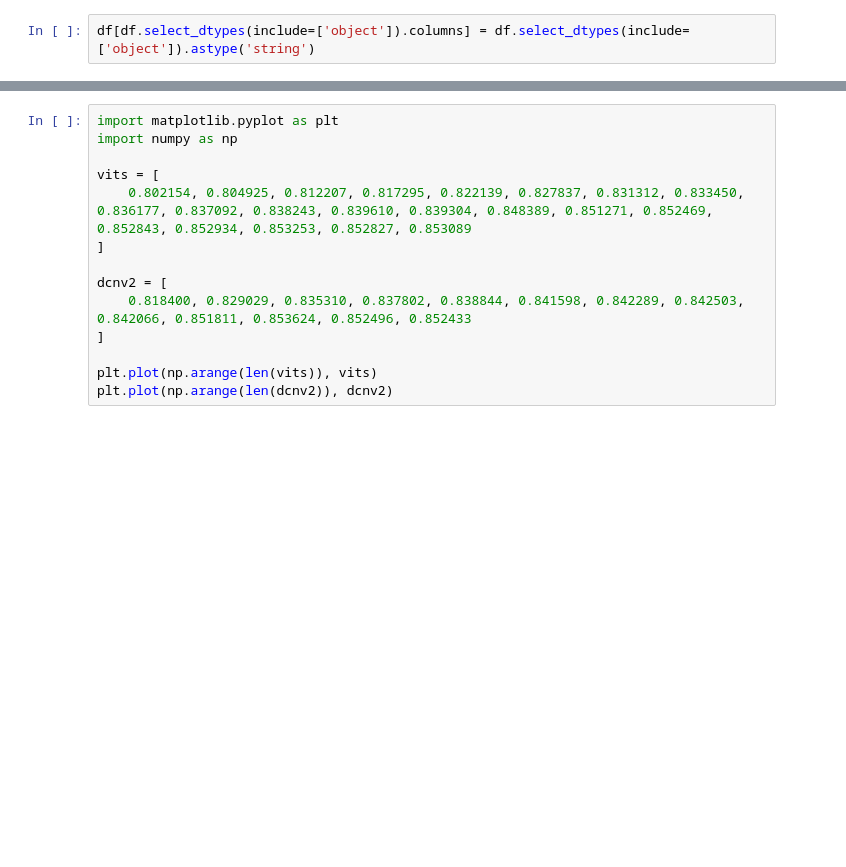
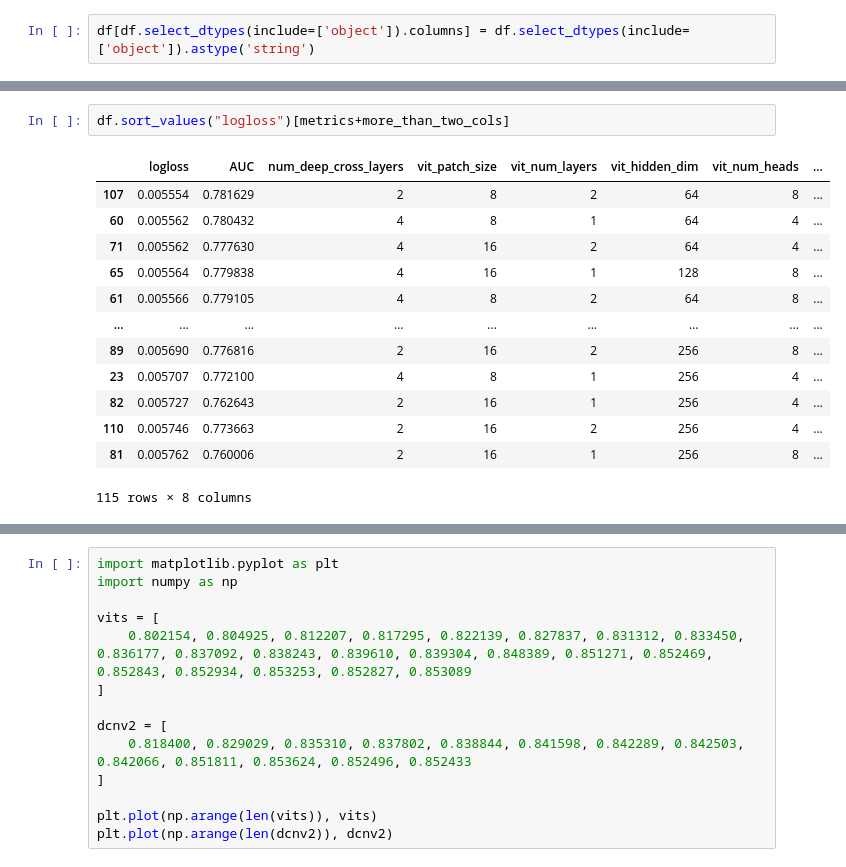
Before and after one commit to bw-99/scv, a Jupyter notebook: vis.ipynb, the cells around one changed output, grey strips where cells are left out. Drawn from its saved outputs; the diff is of its cells as text; blank space fills up the shorter version.

```diff
--- a/vis.ipynb
+++ b/vis.ipynb
@@ -176,0 +238,16 @@ results
+# %%
+df.sort_values("logloss")[metrics+more_than_two_cols]
+# %% [output]
+|  | logloss | AUC | num_deep_cross_layers | vit_patch_size | vit_num_layers | vit_hidden_dim | vit_num_heads | ... |
+| 107 | 0.005554 | 0.781629 | 2 | 8 | 2 | 64 | 8 | ... |
+| 60 | 0.005562 | 0.780432 | 4 | 8 | 1 | 64 | 4 | ... |
+| 71 | 0.005562 | 0.777630 | 4 | 16 | 2 | 64 | 4 | ... |
+| 65 | 0.005564 | 0.779838 | 4 | 16 | 1 | 128 | 8 | ... |
+| 61 | 0.005566 | 0.779105 | 4 | 8 | 2 | 64 | 8 | ... |
+| ... | ... | ... | ... | ... | ... | ... | ... | ... |
+| 89 | 0.005690 | 0.776816 | 2 | 16 | 2 | 256 | 8 | ... |
+| 23 | 0.005707 | 0.772100 | 4 | 8 | 1 | 256 | 4 | ... |
+| 82 | 0.005727 | 0.762643 | 2 | 16 | 1 | 256 | 4 | ... |
+| 110 | 0.005746 | 0.773663 | 2 | 16 | 2 | 256 | 4 | ... |
+| 81 | 0.005762 | 0.760006 | 2 | 16 | 1 | 256 | 8 | ... |
+115 rows × 8 columns
```
Also changed, not shown: parts of 15 cells of this notebook, 24 other files.
